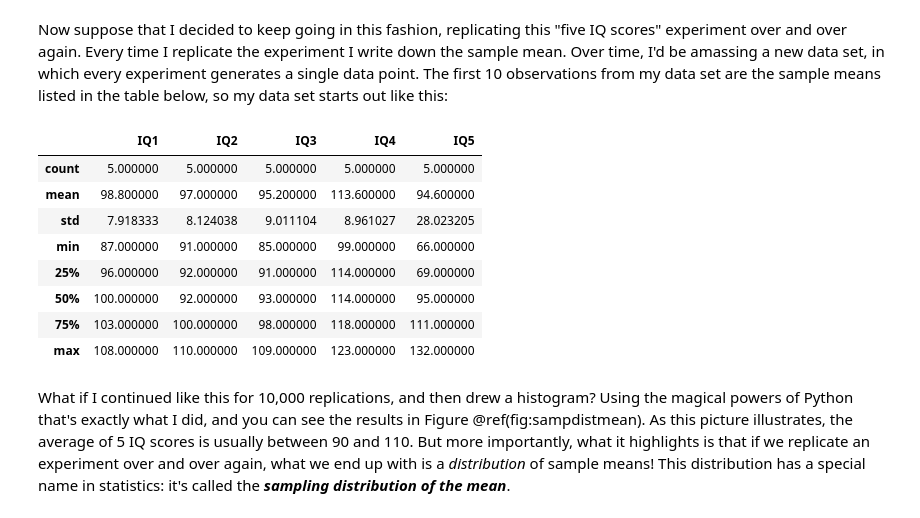
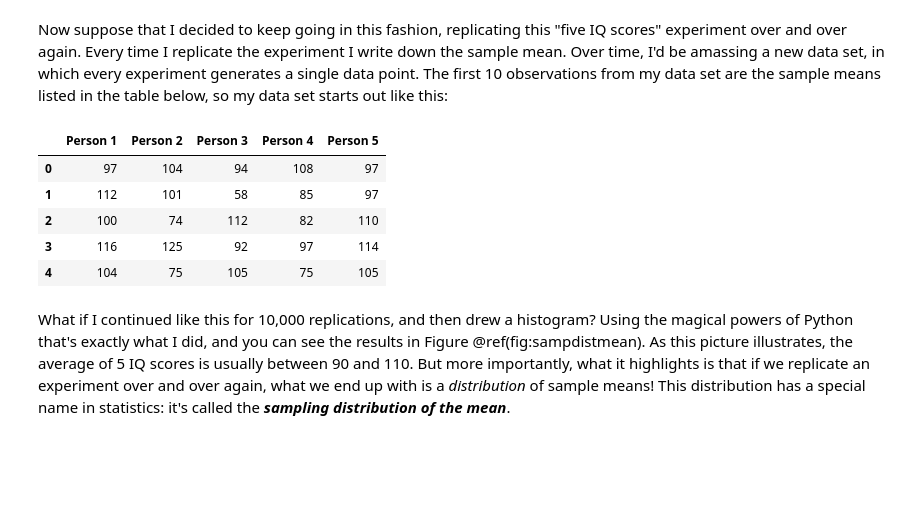
Before and after one commit to ethanweed/pythonbook, a Jupyter notebook: _sources/04.03-estimation.ipynb, the cells around one changed output. Drawn from its saved outputs; the diff is of its cells as text; code cells hidden in the pictures; blank space fills up the shorter version.

```diff
--- a/_sources/04.03-estimation.ipynb
+++ b/_sources/04.03-estimation.ipynb
@@ -229,24 +227,22 @@ Now suppose that I decided to keep going in this fashion, replicating this "five
 # %%
 import pandas as pd
 df = pd.DataFrame(
-    {'IQ1': np.random.normal(loc=100,scale=15,size=5).astype(int),
-     'IQ2': np.random.normal(loc=100,scale=15,size=5).astype(int),
-     'IQ3': np.random.normal(loc=100,scale=15,size=5).astype(int),
-     'IQ4': np.random.normal(loc=100,scale=15,size=5).astype(int),
-     'IQ5': np.random.normal(loc=100,scale=15,size=5).astype(int)
+    {'Person 1': np.random.normal(loc=100,scale=15,size=5).astype(int),
+     'Person 2': np.random.normal(loc=100,scale=15,size=5).astype(int),
+     'Person 3': np.random.normal(loc=100,scale=15,size=5).astype(int),
+     'Person 4': np.random.normal(loc=100,scale=15,size=5).astype(int),
+     'Person 5': np.random.normal(loc=100,scale=15,size=5).astype(int),
+     'Sample Mean':
     })
 
-df.describe()
+df
 # %% [output]
-|  | IQ1 | IQ2 | IQ3 | IQ4 | IQ5 |
-| count | 5.000000 | 5.000000 | 5.000000 | 5.000000 | 5.000000 |
-| mean | 98.800000 | 97.000000 | 95.200000 | 113.600000 | 94.600000 |
-| std | 7.918333 | 8.124038 | 9.011104 | 8.961027 | 28.023205 |
-| min | 87.000000 | 91.000000 | 85.000000 | 99.000000 | 66.000000 |
-| 25% | 96.000000 | 92.000000 | 91.000000 | 114.000000 | 69.000000 |
-| 50% | 100.000000 | 92.000000 | 93.000000 | 114.000000 | 95.000000 |
-| 75% | 103.000000 | 100.000000 | 98.000000 | 118.000000 | 111.000000 |
-| max | 108.000000 | 110.000000 | 109.000000 | 123.000000 | 132.000000 |
+|  | Person 1 | Person 2 | Person 3 | Person 4 | Person 5 |
+| 0 | 97 | 104 | 94 | 108 | 97 |
+| 1 | 112 | 101 | 58 | 85 | 97 |
+| 2 | 100 | 74 | 112 | 82 | 110 |
+| 3 | 116 | 125 | 92 | 97 | 114 |
+| 4 | 104 | 75 | 105 | 75 | 105 |
 # %% [markdown]
 What if I continued like this for 10,000 replications, and then drew a histogram? Using the magical powers of Python that's exactly what I did, and you can see the results in Figure \@ref(fig:sampdistmean). As this picture illustrates, the average of 5 IQ scores is usually between 90 and 110. But more importantly, what it highlights is that if we replicate an experiment over and over again, what we end up with is a *distribution* of sample means! This distribution has a special name in statistics: it's called the **_sampling distribution of the mean_**.
 # %%
```
Also changed, not shown: parts of 3 cells of this notebook, 19 other files.
